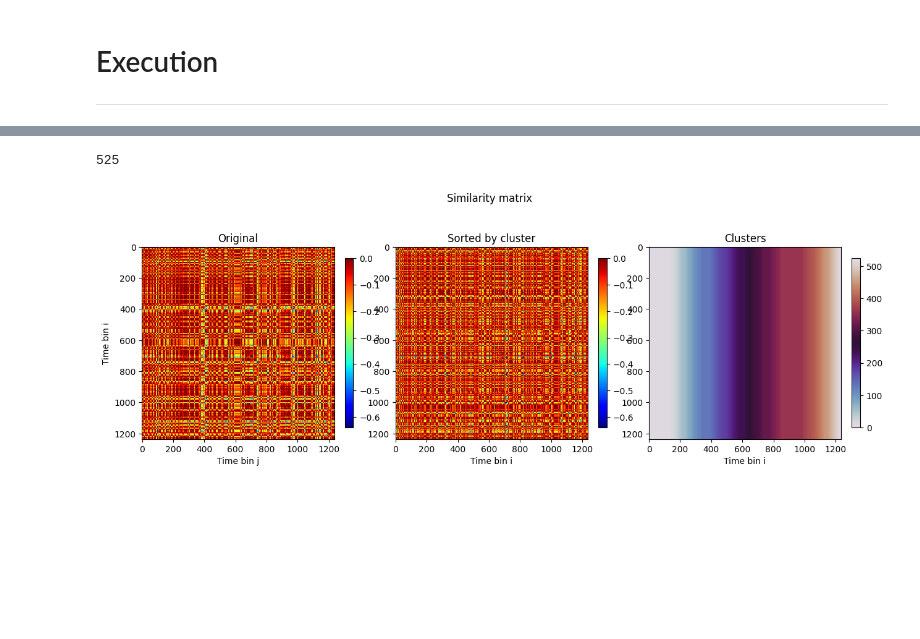
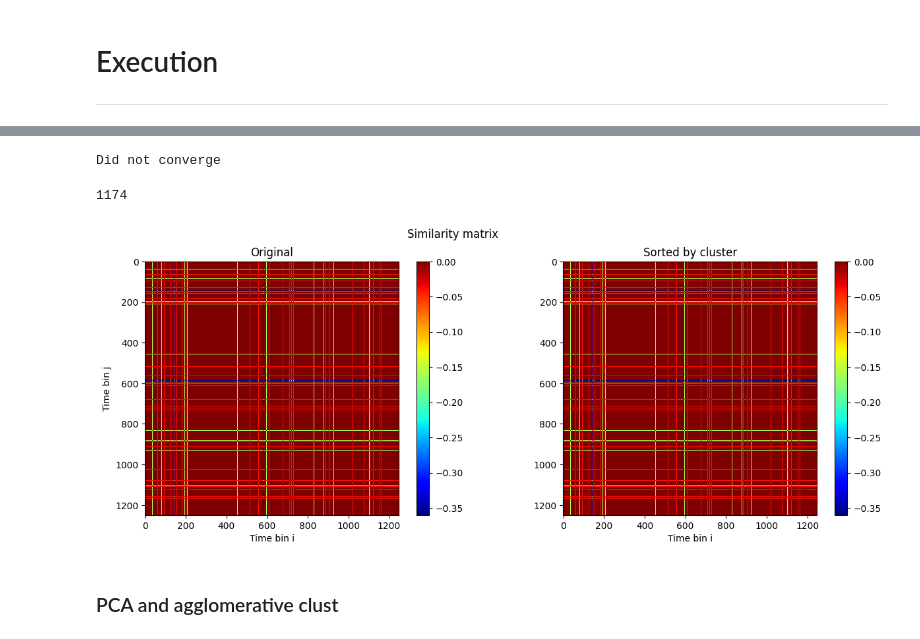
Before and after one commit to Gonzalo-Ortega/Behabioral-Boxes-GUI, a Jupyter notebook: Analysis_Gonzalo.ipynb, the cells around one changed output, grey strips where cells are left out. Saved outputs shown, nothing was run; the diff lists cells and outputs as text; code cells hidden in the pictures; blank space fills up the shorter version.

```diff
--- a/Analysis_Gonzalo.ipynb
+++ b/Analysis_Gonzalo.ipynb
@@ -1135,28 +1192,31 @@ def figure_z_strech_mean_dist(data: List[pd.DataFrame], save_name=None):
 # %%
-def figure_similarity_heat_map_matrix(similarity_mat, sorted_mat, cluster_mat):
+def figure_similarity_heat_map(matrix):
+  fig = plt.figure(figsize=(5, 5))
+  fig.suptitle('Similarity matrix')
+  ax = fig.add_subplot(111)
+  im1 = ax.imshow(matrix, cmap='jet', interpolation='nearest')
+  ax.set_aspect('equal')
+  ax.set_xlabel('Time bin j')
+  ax.set_ylabel('Time bin i')
+  fig.colorbar(im1, ax=ax, fraction=0.04)
+
+def figure_similarity_heat_map_matrices(similarity_mat, sorted_mat):
   fig = plt.figure(figsize=(15, 5))
   fig.suptitle('Similarity matrix')
 
-  ax = fig.add_subplot(131)
+  ax = fig.add_subplot(121)
   im1 = ax.imshow(similarity_mat, cmap='jet', interpolation='nearest')
   ax.set_aspect('equal')
-  ax.set_xlabel('Time bin j')
-  ax.set_ylabel('Time bin i')
+  ax.set_xlabel('Time bin i')
+  ax.set_ylabel('Time bin j')
   ax.set_title('Original')
   fig.colorbar(im1, ax=ax, fraction=0.04)
 
-  ax = fig.add_subplot(132)
+  ax = fig.add_subplot(122)
   im2 = ax.imshow(sorted_mat, cmap='jet', interpolation='nearest')
   ax.set_aspect('equal')
   ax.set_xlabel('Time bin i')
   ax.set_title('Sorted by cluster')
   fig.colorbar(im2, ax=ax, fraction=0.04)
 
-  ax = fig.add_subplot(133)
-  im3 = ax.imshow(cluster_mat, cmap='twilight', interpolation='nearest')
-  ax.set_aspect('equal')
-  ax.set_xlabel('Time bin i')
-  ax.set_title('Clusters')
-  fig.colorbar(im3, ax=ax, fraction=0.04)
-
   plt.show()
@@ -1428,15 +1530,25 @@ ValueError: operands could not be broadcast together with shapes (1252,) (1249,)
+# %%
+s = get_similarity_matrix(data_top_dfs[0], data_lateral_dfs[0], get_speed_similarity, 5)
 # %%
-clustering = AffinityPropagation(affinity='precomputed', preference=-0.4)
-clustering.fit(similarity_matrix)
+clusterer = AffinityPropagation(affinity='precomputed',
+                                damping=0.5,
+                                max_iter=800,
+                                convergence_iter=10,
+                                preference=-0.7,
+                                verbose=True)
+clusterer.fit(s)
 
-len(set(clustering.labels_))
+len(set(clusterer.labels_))
 # %% [output]
-525
+Did not converge
+1174
-# %%
-sorted_matrix, cluster_matrix = sort_similarity_matrix_by_cluster(similarity_matrix, clustering.labels_)
-figure_similarity_heat_map_matrix(similarity_matrix, sorted_matrix, cluster_matrix)
-# %% [output]
-[figure, removed]
+# %%
+sorted_matrix = sort_similarity_matrix_by_cluster(s, clusterer.labels_)
+figure_similarity_heat_map_matrices(s, s)
+# %% [output]
+[figure, added]
+# %% [markdown]
+### PCA and agglomerative clust
 # %%
 features = initialize_features(interpolated_data_top)
 features_to_analyce = features[['Rearing_amount', 'Rearing_time', 'Mean_speed',
```
Also changed, not shown: parts of 25 cells of this notebook.
